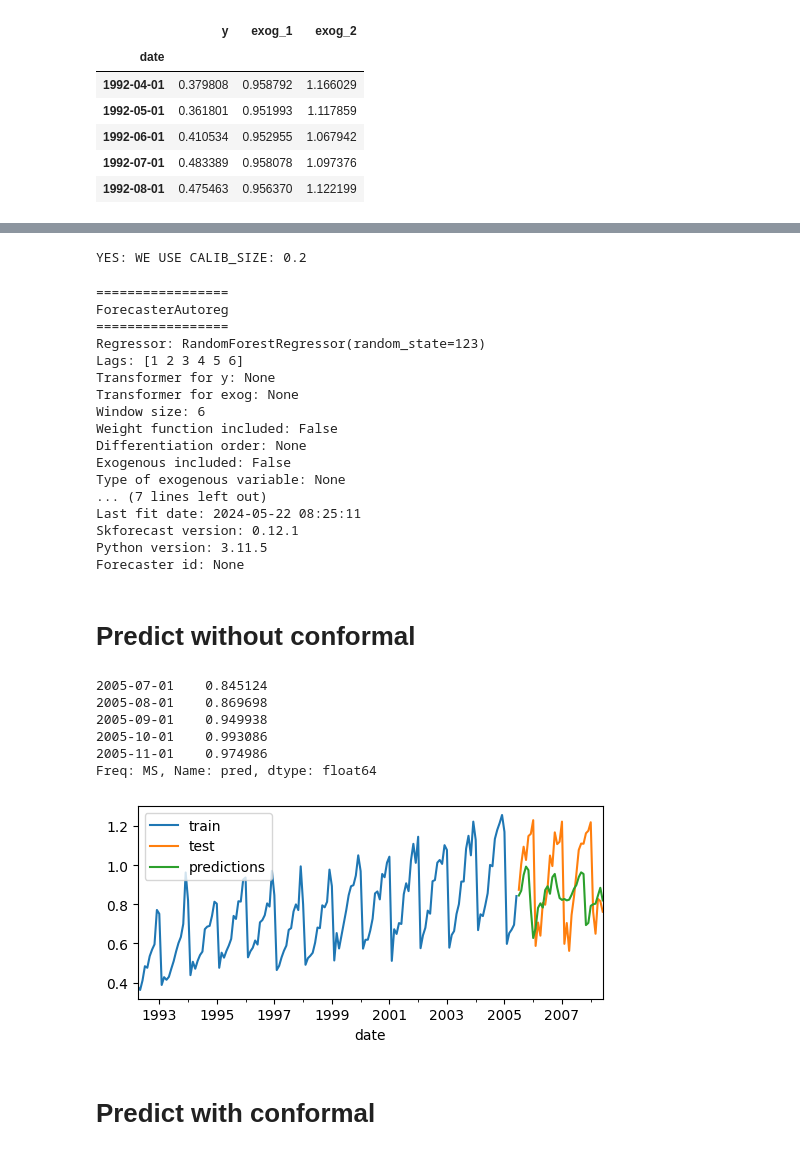
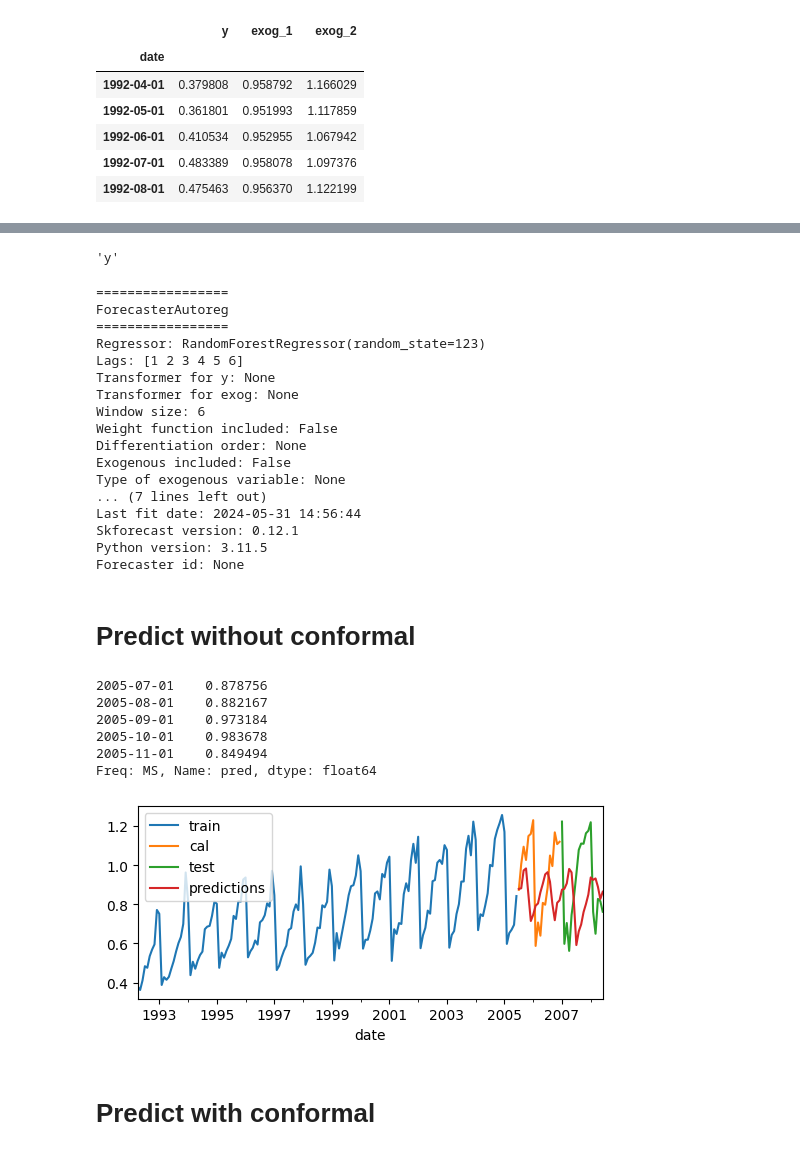
Before and after one commit to dweprinz/skforecast, a Jupyter notebook: conformal.ipynb, the cells around one changed output, grey strips where cells are left out. Cells and saved outputs as stored; diff of their text form; code cells hidden in the pictures.

Commit message:
add check for unique calibration data

```diff
--- a/conformal.ipynb
+++ b/conformal.ipynb
@@ -43,13 +43,20 @@ data.head()
 | 1992-08-01 | 0.475463 | 0.956370 | 1.122199 |
 # %%
 # ==============================================================================
-steps = 36
+steps = 18
 data_train = data[:-steps]
+data_train, data_cal = data_train[0:-steps], data_train[-steps:]
 data_test  = data[-steps:]
 print(
     f"Train dates : {data_train.index.min()} --- "
     f"{data_train.index.max()}  (n={len(data_train)})"
 )
+
+print(
+    f"Cal dates   : {data_cal.index.min()} --- "
+    f"{data_cal.index.max()}  (n={len(data_cal)})"
+)
+
 print(
     f"Test dates  : {data_test.index.min()} --- "
     f"{data_test.index.max()}  (n={len(data_test)})"
@@ -57,7 +64,9 @@ print(
 
 fig, ax = plt.subplots(figsize=(6, 2.5))
 data_train['y'].plot(ax=ax, label='train')
+data_cal['y'].plot(ax=ax, label='cal')
 data_test['y'].plot(ax=ax, label='test')
+
 ax.legend();
 # %% [output]
 Train dates : 1992-04-01 00:00:00 --- 2005-06-01 00:00:00  (n=159)
@@ -66,3 +76,7 @@ Test dates  : 2005-07-01 00:00:00 --- 2008-06-01 00:00:00  (n=36)
+# %%
+data_test['y'].name
+# %% [output]
+'y'
 # %%
 # Create and train forecaster
 # ==============================================================================
@@ -72,52 +86,52 @@ forecaster = ForecasterAutoreg(
              )
 
 # we use 80% of the data for training and 20% for calibrating
-forecaster.fit(y=data_train['y'], calib_size=0.2)
+forecaster.fit(y=data_train['y'])
 forecaster
 # %% [output]
-YES: WE USE CALIB_SIZE: 0.2
+=================
+ForecasterAutoreg
+=================
+Regressor: RandomForestRegressor(random_state=123)
+Lags: [1 2 3 4 5 6]
+Transformer for y: None
+Transformer for exog: None
+Window size: 6
+Weight function included: False
+Differentiation order: None
+Exogenous included: False
+Type of exogenous variable: None
+... (7 lines left out)
+Last fit date: 2024-05-31 14:56:44
+Skforecast version: 0.12.1
+Python version: 3.11.5
+Forecaster id: None
-=================
-ForecasterAutoreg
-=================
-Regressor: RandomForestRegressor(random_state=123)
-Lags: [1 2 3 4 5 6]
-Transformer for y: None
-Transformer for exog: None
-Window size: 6
-Weight function included: False
-Differentiation order: None
-Exogenous included: False
-Type of exogenous variable: None
-... (7 lines left out)
-Last fit date: 2024-05-22 08:25:11
-Skforecast version: 0.12.1
-Python version: 3.11.5
-Forecaster id: None
 # %% [markdown]
 # Predict without conformal
 # %%
 # Predictions
 # ==============================================================================
-steps = 36
+steps = steps * 2
 predictions = forecaster.predict(steps=steps)
 predictions.head(5)
 # %% [output]
-2005-07-01    0.845124
-2005-08-01    0.869698
-2005-09-01    0.949938
-2005-10-01    0.993086
-2005-11-01    0.974986
+2005-07-01    0.878756
+2005-08-01    0.882167
+2005-09-01    0.973184
+2005-10-01    0.983678
+2005-11-01    0.849494
 Freq: MS, Name: pred, dtype: float64
 # %%
 # Plot predictions versus test data
 # ==============================================================================
 fig, ax = plt.subplots(figsize=(6, 2.5))
 data_train['y'].plot(ax=ax, label='train')
+data_cal['y'].plot(ax=ax, label='cal')
 data_test['y'].plot(ax=ax, label='test')
 predictions.plot(ax=ax, label='predictions')
 ax.legend();
 # %% [output]
-[figure, old version]
+[figure, new version]
 # %%
 non_cp_preds = forecaster.predict(steps=steps)
 # %% [markdown]
```
Also changed, not shown: parts of 4 cells of this notebook, 2 other files.
